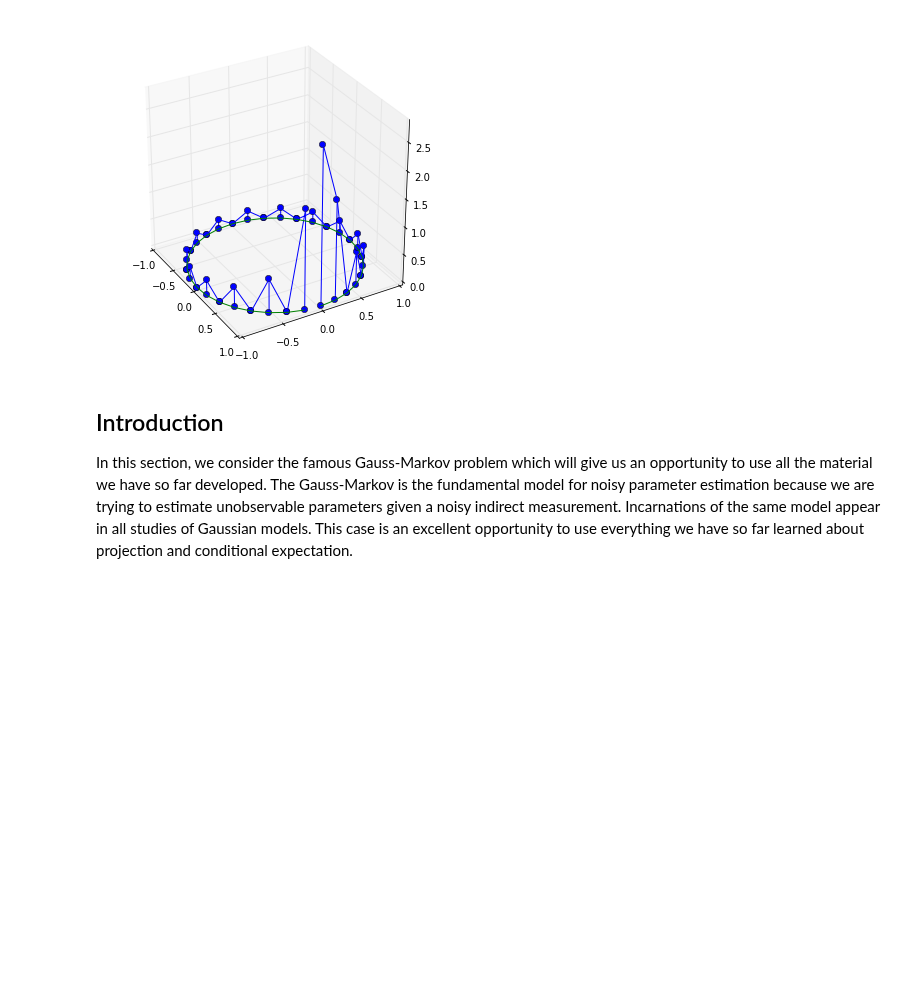
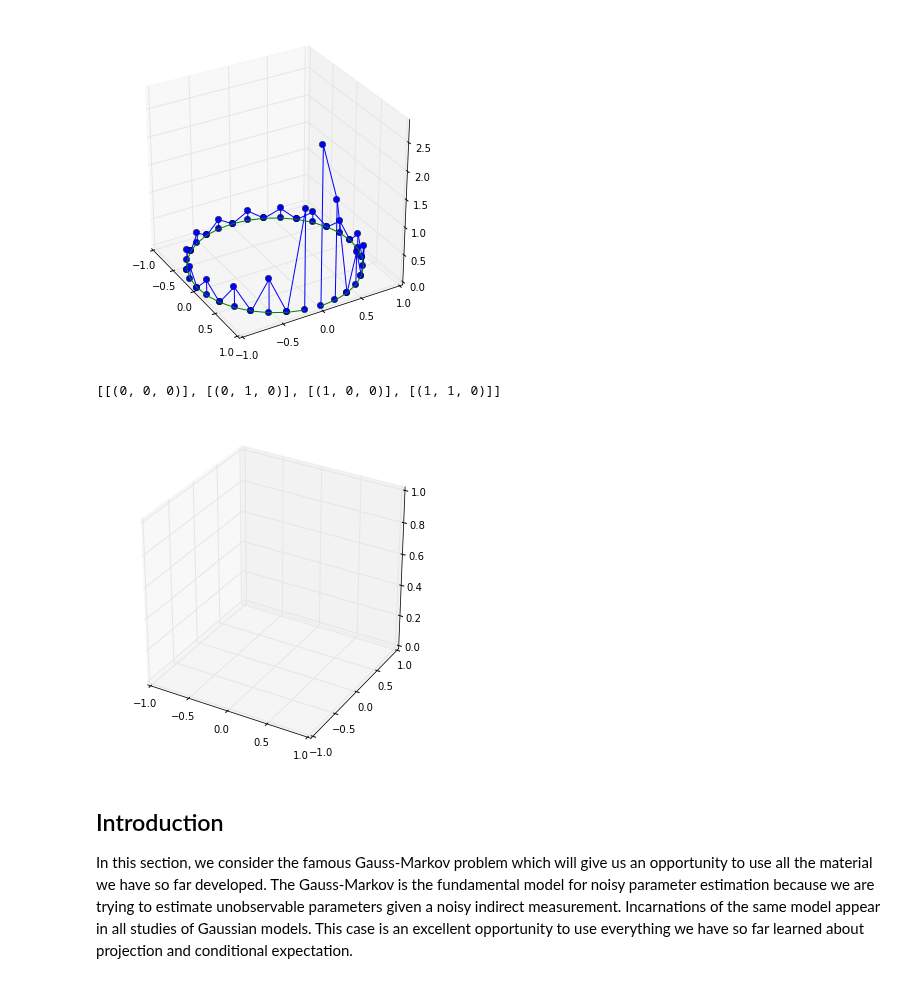
Before and after one commit to unpingco/Python-for-Signal-Processing, a Jupyter notebook: Fourier_Transform.ipynb, the cells around one changed output. Drawn from its saved outputs; the diff is of its cells as text; code cells hidden in the pictures; blank space fills up the shorter version.

Commit message:
Fourier graphics

```diff
--- a/Fourier_Transform.ipynb
+++ b/Fourier_Transform.ipynb
@@ -59,6 +61,20 @@ ax.view_init(azim=-30)
 plt.show()
 # %% [output]
 [figure]
+# %%
+fig = plt.figure()
+fig.set_size_inches(6,6)
+ax = fig.add_subplot(1, 1, 1, projection='3d')
+ax.axis([-1,1,-1,1])
+ax.set_aspect(1)
+v=[[i] for i in [(0,0,0),(0,1,0),(1,0,0),(1,1,0)]]
+print v
+#ax.add_collection3d(art3d.Poly3DCollection([[i] for i in map(tuple,d[:6,:])],facecolors=['r']))
+ax.add_collection3d(art3d.Poly3DCollection(v))
+show()
+# %% [output]
+[[(0, 0, 0)], [(0, 1, 0)], [(1, 0, 0)], [(1, 1, 0)]]
+[figure, added]
 # %% [markdown]
 Introduction
 -------------------
```
Also changed, not shown: parts of 1 cell of this notebook.
